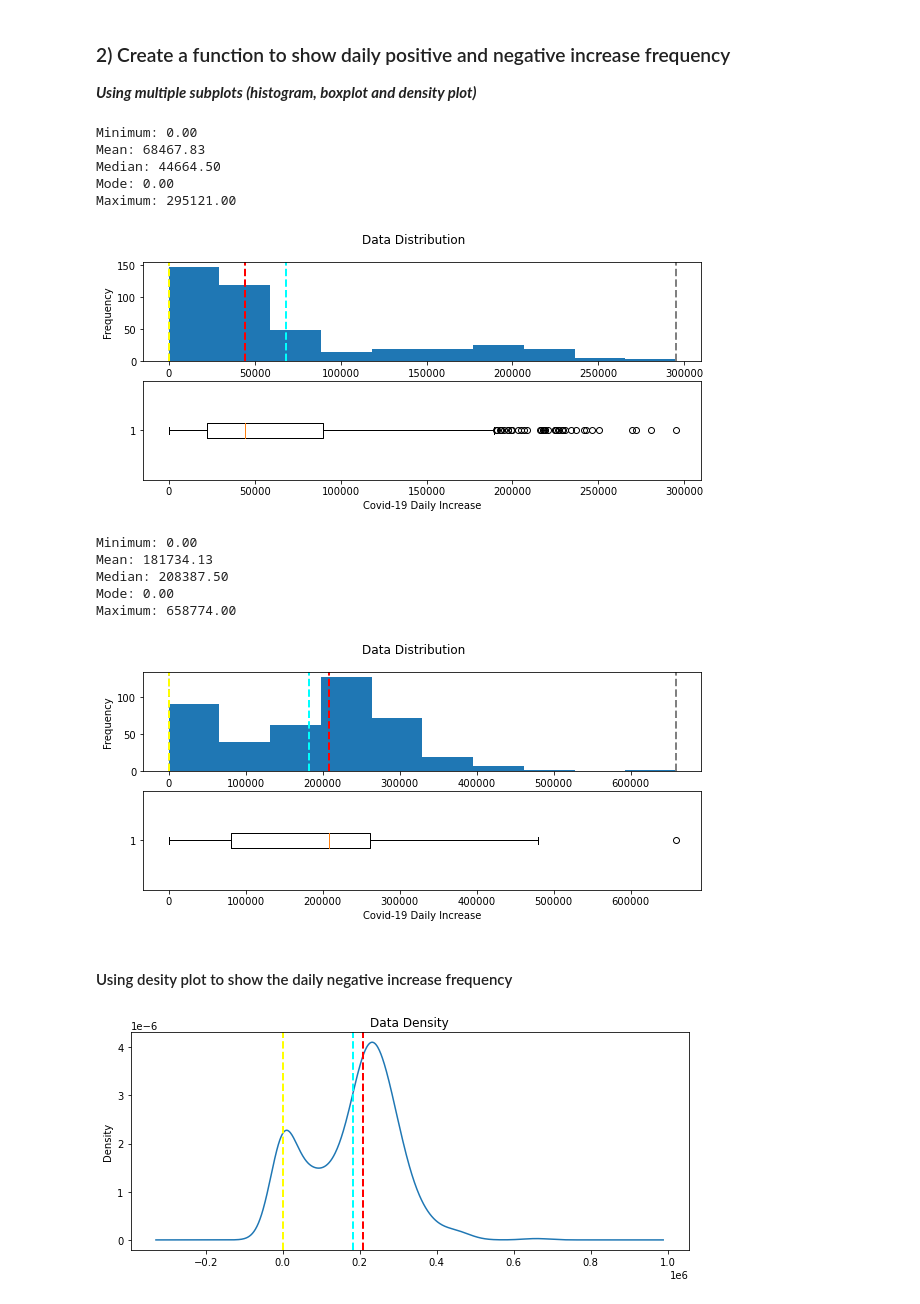
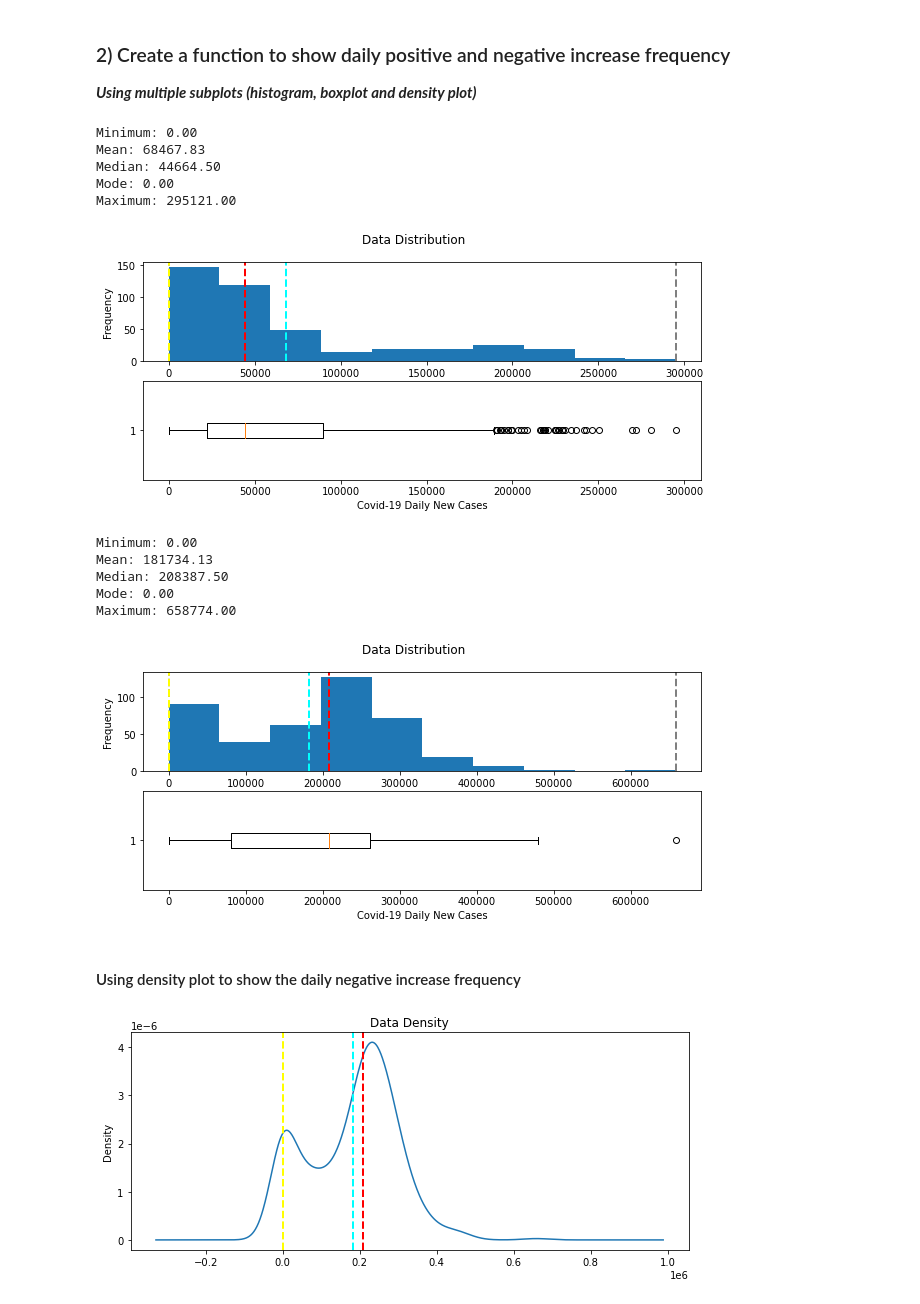
Before and after one commit to jkangc/COVID19_Analysis_with_Python, a Jupyter notebook: Project - Covid19 Tracker.ipynb, the cells around one changed output. Cells and saved outputs as stored; diff of their text form; code cells hidden in the pictures.

```diff
--- a/Project - Covid19 Tracker.ipynb
+++ b/Project - Covid19 Tracker.ipynb
@@ -119,8 +119,8 @@ df_covid
 ### 2) Reshape data
 # %%
 # Capture the data that need
-df_case = pd.DataFrame({'date': df_covid.date, 'death_inc': df_covid.deathIncrease, 'nega_inc':df_covid.negativeIncrease,
-                        'posi_inc':df_covid.positiveIncrease})
+df_case = pd.DataFrame({'Date': df_covid.date, 'New_Death': df_covid.deathIncrease, 'New_Negative':df_covid.negativeIncrease,
+                        'New_Positive':df_covid.positiveIncrease})
 # %%
 df_case
 # %% [output]
@@ -139,7 +139,7 @@ df_case
 420 rows × 4 columns
 # %%
 # Calculate which dates were worse(against prior date) to consider worse
-df_case['worse_date'] = df_case['posi_inc'].diff(periods=-1) > 0
+df_case['Worse_Date'] = df_case['New_Positive'].diff(periods=-1) > 0
 # %% [markdown]
 ## 3. Data visualization
 
@@ -196,39 +196,39 @@ def show_distribution(s):
 
     # Create a figure for 2 subplots (2 rows, 1 column)
     fig, ax = plt.subplots(2, 1, figsize = (10, 4))
 
     # Plot the histogram
     ax[0].hist(s)
     ax[0].set_ylabel('Frequency')
 
     # Add line for the mean, median, and mode
     ax[0].axvline(x=min_val, color='gray', linestyle='dashed', linewidth = 2)
     ax[0].axvline(x=mean_val, color='cyan', linestyle='dashed', linewidth = 2)
     ax[0].axvline(x=med_val, color='red', linestyle='dashed', linewidth = 2)
     ax[0].axvline(x=mod_val, color='yellow', linestyle='dashed', linewidth = 2)
     ax[0].axvline(x=max_val, color='gray', linestyle='dashed', linewidth = 2)
 
     # Plot the boxplot
     ax[1].boxplot(s, vert=False)
-    ax[1].set_xlabel('Covid-19 Daily Increase')
+    ax[1].set_xlabel('Covid-19 Daily New Cases')
 
     # Add a title to the Figure
     fig.suptitle('Data Distribution')
 
     # Show the figure
     fig.show()
 
-show_distribution(df_case['posi_inc'])
+show_distribution(df_case['New_Positive'])
 # %% [output]
 Minimum: 0.00
 Mean: 68467.83
 Median: 44664.50
 Mode: 0.00
 Maximum: 295121.00
-[figure, old version]
+[figure, new version]
 # %%
 # Get the daily negative increase frequency
-col = df_case['nega_inc']
+col = df_case['New_Negative']
 # Call the function
 show_distribution(col)
 # %% [output]
@@ -237,9 +237,9 @@ Mean: 181734.13
 Median: 208387.50
 Mode: 0.00
 Maximum: 658774.00
-[figure, old version]
+[figure, new version]
 # %% [markdown]
-#### Using desity plot to show the daily negative increase frequency
+#### Using density plot to show the daily negative increase frequency
 # %%
 def show_density(s):
     fig = plt.figure(figsize=(10,4))
```
Also changed, not shown: parts of 10 cells of this notebook.
